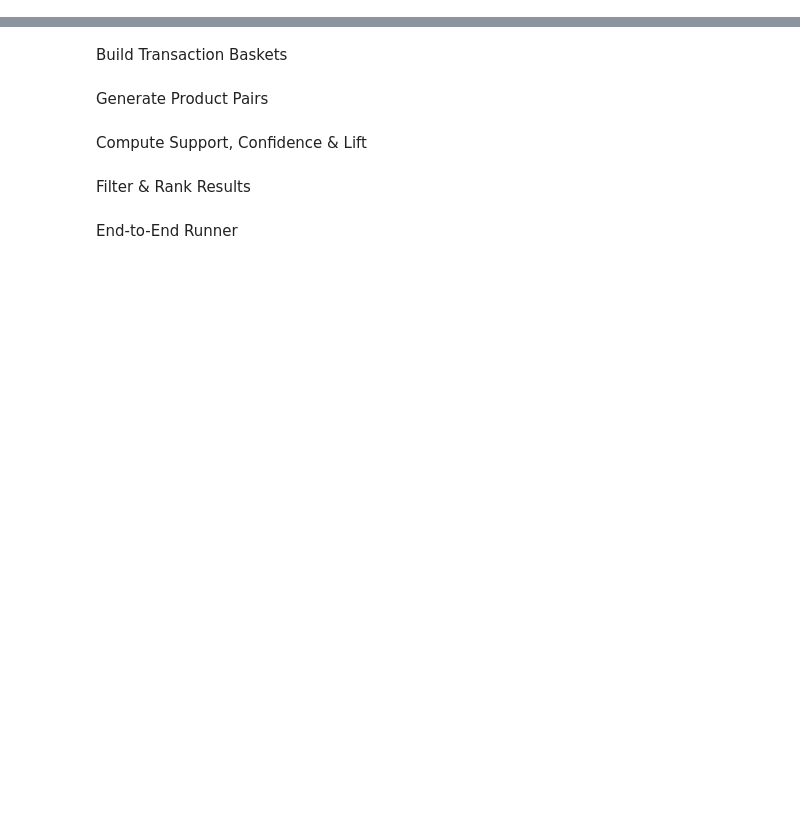
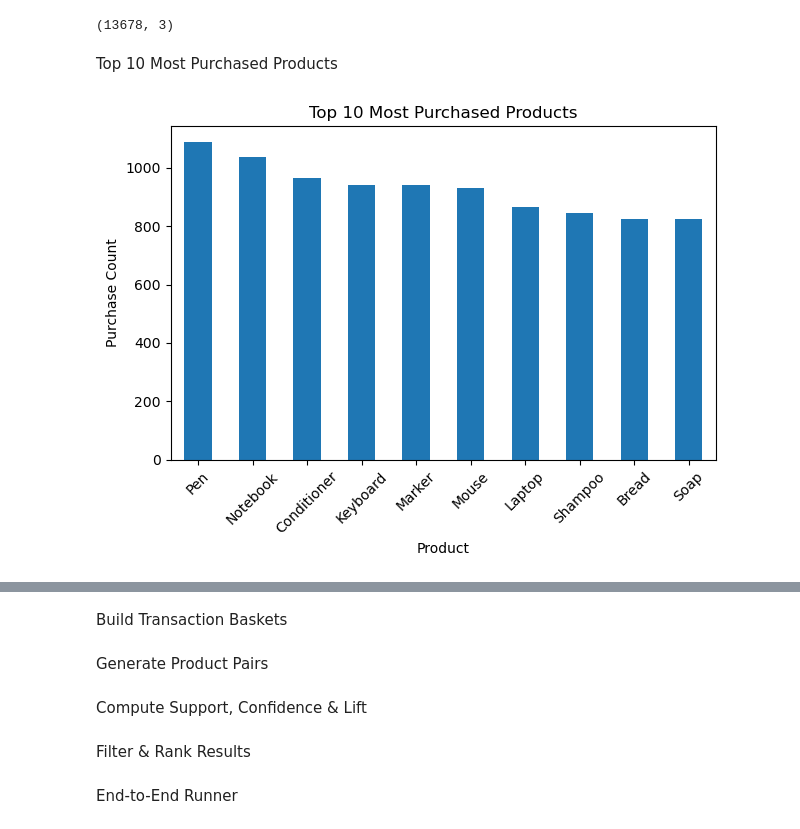
Before and after one commit to ModassirIslam106/Real-Time-Shopping-Basket-Affinity-Analyzer, a Jupyter notebook: model.ipynb, the cells around one changed output, grey strips where cells are left out. Cells and saved outputs as stored; diff of their text form; code cells hidden in the pictures; blank space fills up the shorter version.

```diff
--- a/model.ipynb
+++ b/model.ipynb
@@ -13,0 +14,8 @@ def load_data(base_path):
+# %%
+import pandas as pd
+
+BASE_PATH = r"D:\Shopping Basket affinity"
+
+products = pd.read_csv(f"{BASE_PATH}/data/raw/products.csv")
+sales_header = pd.read_csv(f"{BASE_PATH}/data/raw/store_sales_header.csv")
+line_items = pd.read_csv(f"{BASE_PATH}/data/raw/store_sales_line_items.csv")
@@ -13,0 +75,27 @@ def load_data(base_path):
+# %%
+line_items.shape
+# %% [output]
+(13678, 3)
+# %% [markdown]
+Top 10 Most Purchased Products
+# %%
+import matplotlib.pyplot as plt
+
+product_counts = (
+    line_items.merge(products, on="product_id")
+    .groupby("product_name")
+    .size()
+    .sort_values(ascending=False)
+    .head(10)
+)
+
+plt.figure()
+product_counts.plot(kind="bar")
+plt.title("Top 10 Most Purchased Products")
+plt.xlabel("Product")
+plt.ylabel("Purchase Count")
+plt.xticks(rotation=45)
+plt.tight_layout()
+plt.show()
+# %% [output]
+[figure, added]
```
Also changed, not shown: parts of 14 cells of this notebook.
